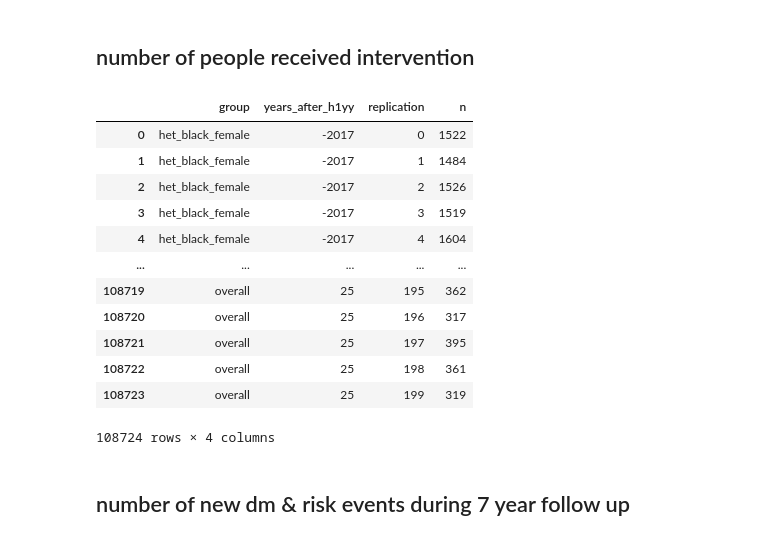
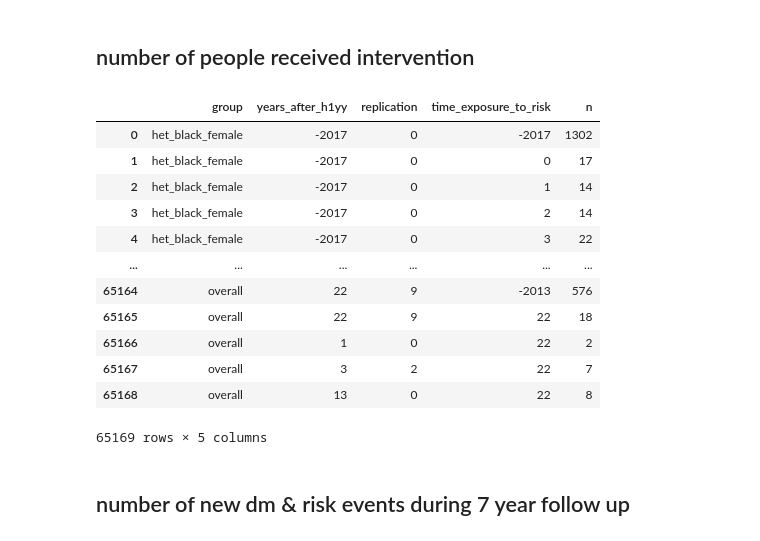
Before and after one commit to PearlHivModelingTeam/pearlModel, a Jupyter notebook: scripts/paper1-effectiveness-SA.ipynb, the cells around one changed output. Saved outputs shown, nothing was run; the diff lists cells and outputs as text; code cells hidden in the pictures.

```diff
--- a/scripts/paper1-effectiveness-SA.ipynb
+++ b/scripts/paper1-effectiveness-SA.ipynb
@@ -164,17 +97,0 @@ def calc_percentage_and_add_summary(destination_df, source_df, name):
-# %%
-def clean_control(df, only_eligible = False, only_received = False):
-
-    # filter to only people who have initiated art from 2010 to 2017
-    df_control = df[(df['h1yy'] <= 2017) & (df['h1yy'] >= 2010)]
-
-    if only_eligible:
-        # Filter for only eligible
-        df_control = df_control[df_control['bmiInt_eligible'] == True]
-
-    if only_received:
-        df_control = df_control[df_control['bmiInt_received'] == True]
-
-    # Add column of t_dm_after_h1yy to keep trace of years after initiation
-    df_control['years_after_h1yy'] = df_control['t_dm'] - df_control['h1yy']
-
-    return df_control
@@ -341,8 +121,7 @@ def rearrange_group_order(df):
 # %% [markdown]
 # Define Data Path
 # %%
-config_type = 'SA3'
-running_date = '2024-07-30'
+config_type = 'SA1_10'
 
 config_file_path = f'../config/S0_{config_type}.yaml' #gitignore
 
@@ -355,12 +134,12 @@ effectiveness = config_data['bmi_intervention_effectiveness']
 
 if config_type != 'baseline':
     # Set path to input folder
-    s0_data_dir = Path(f"../../PEARL-out/S0_{config_type}_{running_date}/combined/") #gitignore
-    s1_data_dir = Path(f"../../PEARL-out/S3_{config_type}_{running_date}/combined/") #gitignore
+    s0_data_dir = Path(f"../out/S0_{config_type}/combined/") #gitignore
+    s1_data_dir = Path(f"../out/S3_{config_type}/combined/") #gitignore
 else:
     # For Baseline running
-    s0_data_dir = Path(f"../../PEARL-out/S0_{running_date}/combined/") #gitignore
-    s1_data_dir = Path(f"../../PEARL-out/S3_{running_date}/combined/") #gitignore
+    s0_data_dir = Path(f"../out/S0_10/combined/") #gitignore
+    s1_data_dir = Path(f"../out/S3_10/combined/") #gitignore
 # %%
 config_data
 # %% [output]
@@ -627,43 +406,43 @@ SA_summary_df['Intervention|Number receiving intervention'] = df['formatted']
 # %%
 # Now we will work on the remaining percentage columns
 bmi_int_cascade = dd.read_parquet(s1_data_dir / 'bmi_int_cascade.parquet').reset_index()
-# filter for only starting h1yy after 2010 and before 2017
-s1_bmi_int_cascade = bmi_int_cascade.loc[(bmi_int_cascade['h1yy'] >= 2010) & (bmi_int_cascade['h1yy'] <= 2017)]
+# filter for only starting h1yy after 2013 and before 2017
+s1_bmi_int_cascade = bmi_int_cascade.loc[(bmi_int_cascade['h1yy'] >= start_year) & (bmi_int_cascade['h1yy'] <= 2017)]
 
 # we will look at the "bmi_int_dm_prev.h5" for S1
 bmi_int_dm_prev = dd.read_parquet(s1_data_dir /'dm_final_output.parquet').reset_index()
 
 # Add Overall
 all_but_group = list(bmi_int_dm_prev.columns[1:])
 bmi_int_dm_prev_overall = bmi_int_dm_prev.groupby(all_but_group).sum().reset_index()
 bmi_int_dm_prev_overall['group'] = 'overall'
 bmi_int_dm_prev = dd.concat([bmi_int_dm_prev, bmi_int_dm_prev_overall], ignore_index=True)
 
 # type the dataframe for space efficiency
 bmi_int_dm_prev = bmi_int_dm_prev.astype({'group':'str', 'replication':'int16', 'bmiInt_scenario':np.int8, 'h1yy': np.int16, 'bmiInt_impacted':bool, 'dm': bool, 't_dm': np.int16, 'n': np.int16})
 
 # clean to control specifications
 s1_bmi_int_dm_prev = clean_control(bmi_int_dm_prev, only_eligible=False)
 
 # sum across replications, group, and years_after_h1yy
-s1_bmi_int_dm_prev_agg = s1_bmi_int_dm_prev.groupby(['group', 'years_after_h1yy','replication'])['n'].sum().reset_index().compute()
+s1_bmi_int_dm_prev_agg = s1_bmi_int_dm_prev.groupby(['group', 'years_after_h1yy','replication', "time_exposure_to_risk"])['n'].sum().reset_index().compute()
 
 # display table
 s1_bmi_int_dm_prev_agg
 # %% [output]
-|  | group | years_after_h1yy | replication | n |
-| 0 | het_black_female | -2017 | 0 | 1522 |
-| 1 | het_black_female | -2017 | 1 | 1484 |
-| 2 | het_black_female | -2017 | 2 | 1526 |
-| 3 | het_black_female | -2017 | 3 | 1519 |
-| 4 | het_black_female | -2017 | 4 | 1604 |
-| ... | ... | ... | ... | ... |
-| 108719 | overall | 25 | 195 | 362 |
-| 108720 | overall | 25 | 196 | 317 |
-| 108721 | overall | 25 | 197 | 395 |
-| 108722 | overall | 25 | 198 | 361 |
-| 108723 | overall | 25 | 199 | 319 |
+|  | group | years_after_h1yy | replication | time_exposure_to_risk | n |
+| 0 | het_black_female | -2017 | 0 | -2017 | 1302 |
+| 1 | het_black_female | -2017 | 0 | 0 | 17 |
+| 2 | het_black_female | -2017 | 0 | 1 | 14 |
+| 3 | het_black_female | -2017 | 0 | 2 | 14 |
+| 4 | het_black_female | -2017 | 0 | 3 | 22 |
+| ... | ... | ... | ... | ... | ... |
+| 65164 | overall | 22 | 9 | -2013 | 576 |
+| 65165 | overall | 22 | 9 | 22 | 18 |
+| 65166 | overall | 1 | 0 | 22 | 2 |
+| 65167 | overall | 3 | 2 | 22 | 7 |
+| 65168 | overall | 13 | 0 | 22 | 8 |
-108724 rows × 4 columns
+65169 rows × 5 columns
 # %% [markdown]
 ## number of new dm & risk events during 7 year follow up
 # %%
```
Also changed, not shown: parts of 32 cells of this notebook, 2 other files.
